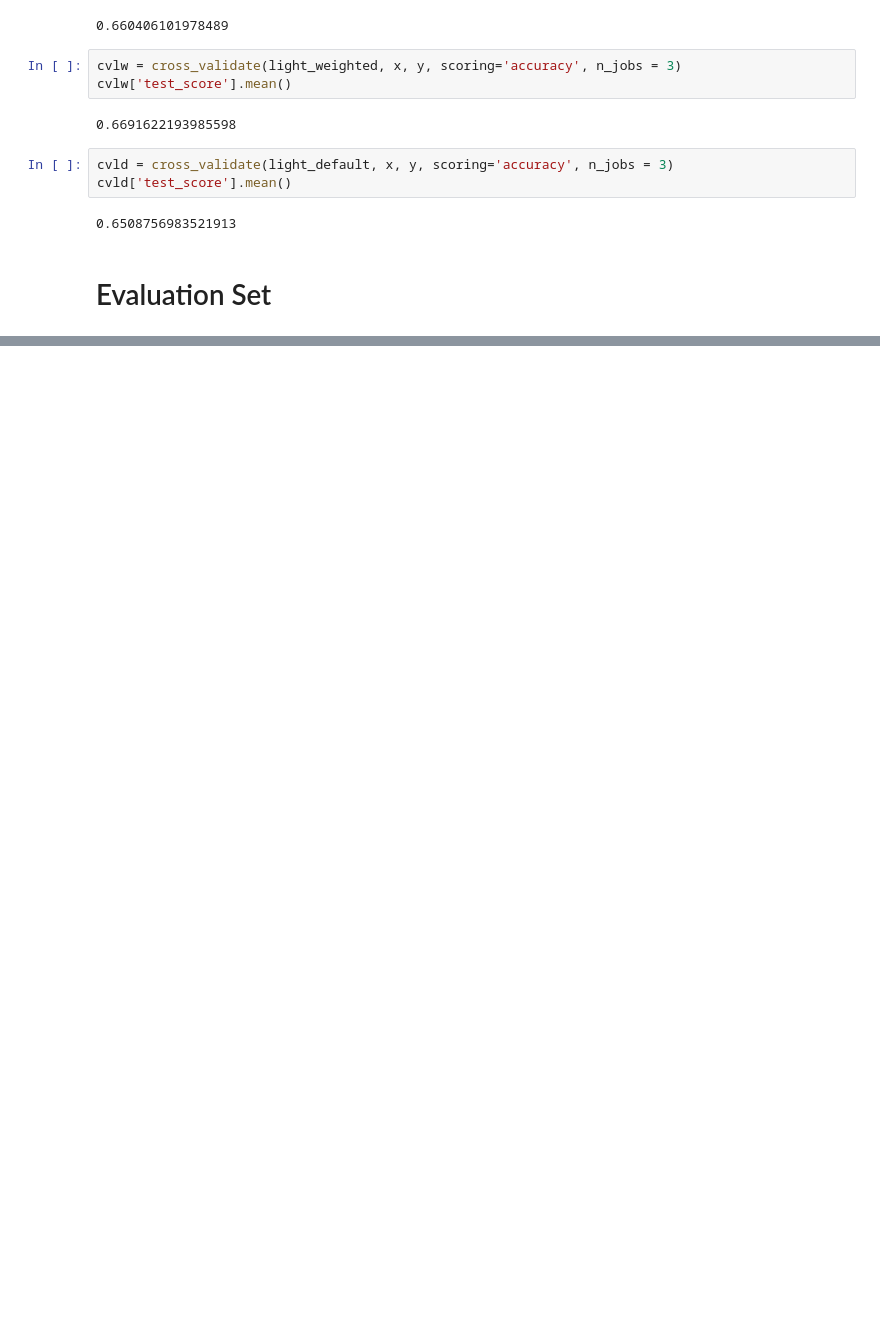
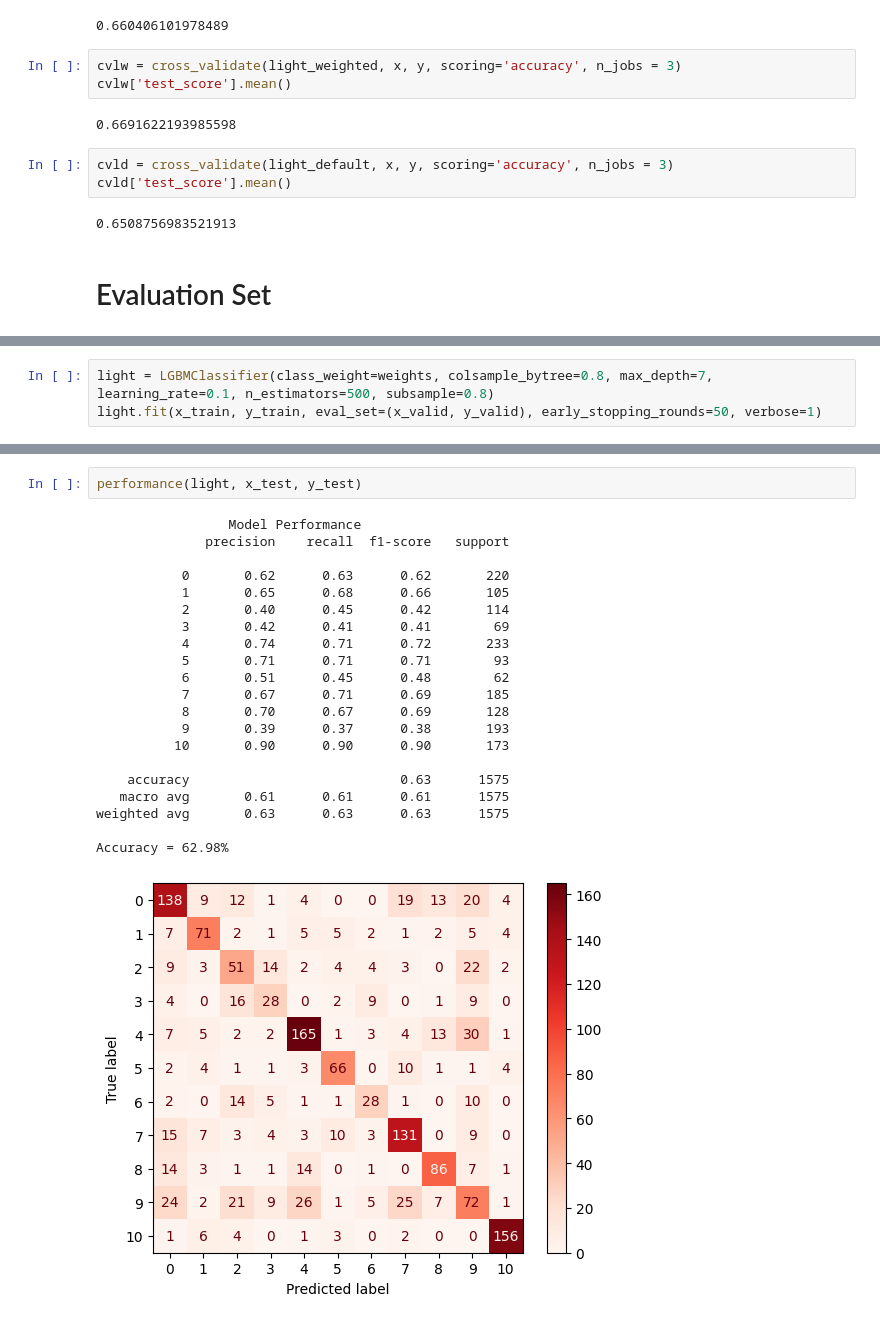
Before and after one commit to Prashant-Tiwari26/Using-movie-plot-for-genre-classification-, a Jupyter notebook: Transformer Approach/finetuned_models.ipynb, the cells around one changed output, grey strips where cells are left out. Cells and saved outputs as stored; diff of their text form; blank space fills up the shorter version.

```diff
--- a/Transformer Approach/finetuned_models.ipynb
+++ b/Transformer Approach/finetuned_models.ipynb
@@ -226,0 +423,3 @@ cvld['test_score'].mean()
+# %%
+light = LGBMClassifier(class_weight=weights, colsample_bytree=0.8, max_depth=7, learning_rate=0.1, n_estimators=500, subsample=0.8)
+light.fit(x_train, y_train, eval_set=(x_valid, y_valid), early_stopping_rounds=50, verbose=1)
@@ -226,0 +452,24 @@ cvld['test_score'].mean()
+# %%
+performance(light, x_test, y_test)
+# %% [output]
+                 Model Performance
+              precision    recall  f1-score   support
+
+           0       0.62      0.63      0.62       220
+           1       0.65      0.68      0.66       105
+           2       0.40      0.45      0.42       114
+           3       0.42      0.41      0.41        69
+           4       0.74      0.71      0.72       233
+           5       0.71      0.71      0.71        93
+           6       0.51      0.45      0.48        62
+           7       0.67      0.71      0.69       185
+           8       0.70      0.67      0.69       128
+           9       0.39      0.37      0.38       193
+          10       0.90      0.90      0.90       173
+
+    accuracy                           0.63      1575
+   macro avg       0.61      0.61      0.61      1575
+weighted avg       0.63      0.63      0.63      1575
+
+Accuracy = 62.98%
+[figure, added]
```
Also changed, not shown: parts of 26 cells of this notebook, 10 other files.
